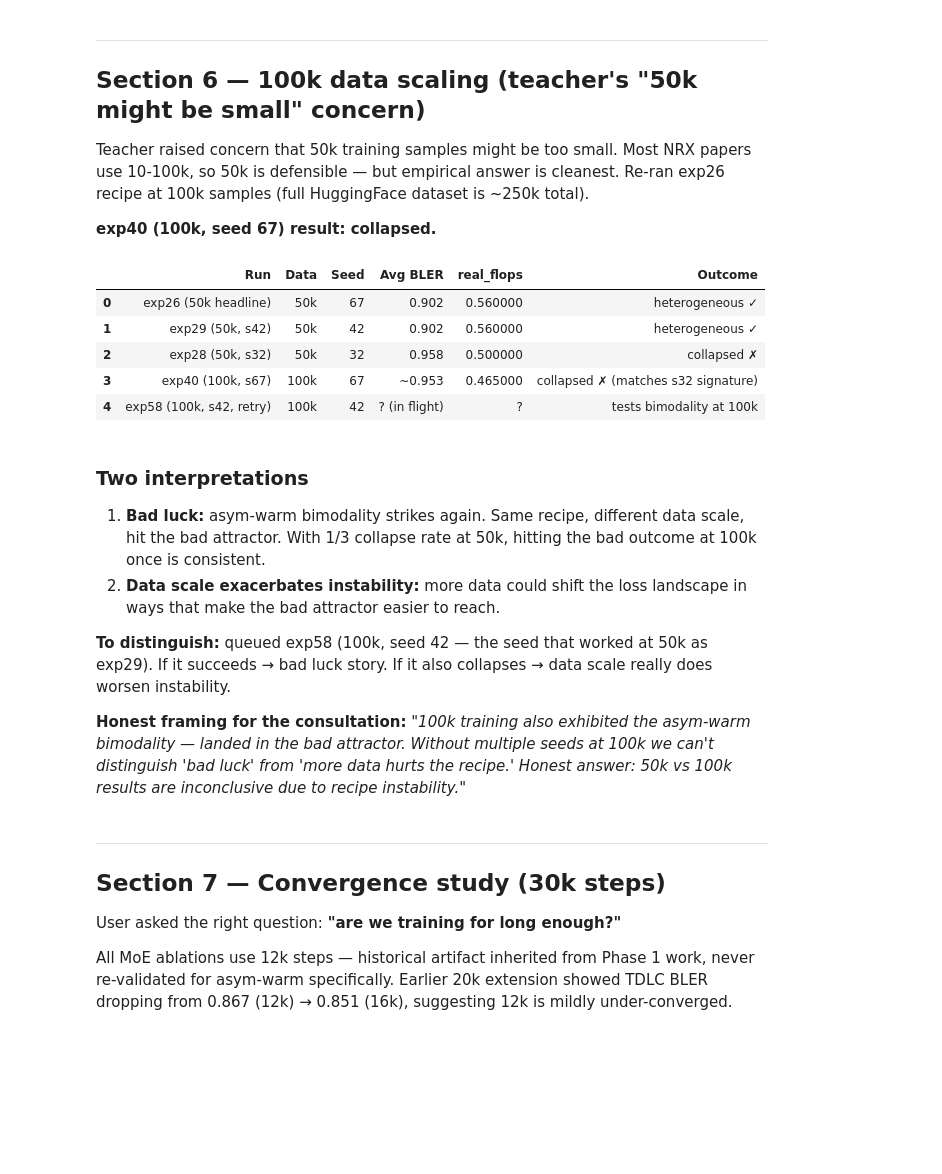
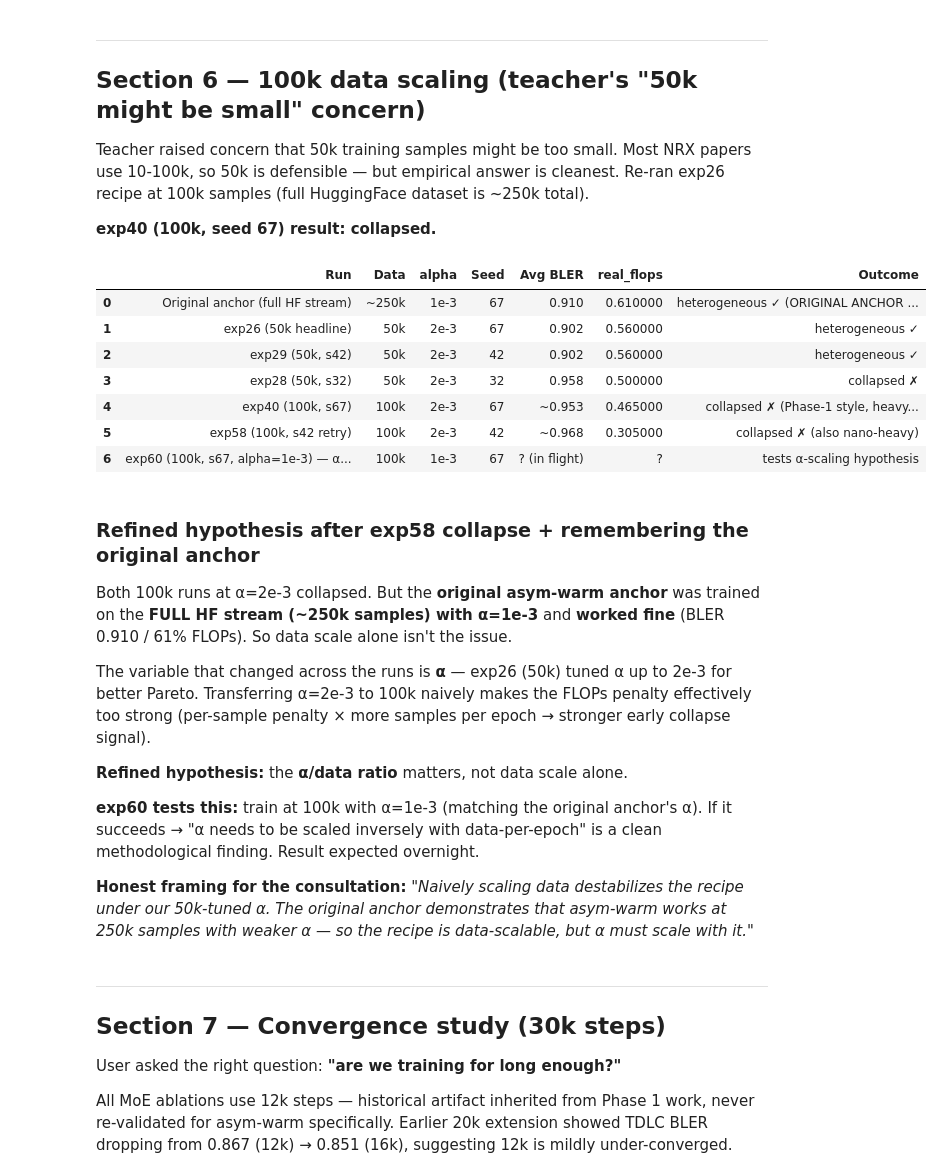
Before and after one commit to TheRamsay/moe-5g-nrx, a Jupyter notebook: docs/sprint_2026-04-30.ipynb, the cells around one changed output. Saved outputs shown, nothing was run; the diff lists cells and outputs as text; code cells hidden in the pictures; blank space fills up the shorter version.

Commit message:
docs: refresh sprint notebook with exp58 collapse, alpha-scaling hypothesis, updated job board

```diff
--- a/docs/sprint_2026-04-30.ipynb
+++ b/docs/sprint_2026-04-30.ipynb
@@ -353,46 +353,56 @@ Teacher raised concern that 50k training samples might be too small. Most NRX pa
 **exp40 (100k, seed 67) result: collapsed.**
 # %%
 scaling = pd.DataFrame({
-    'Run': ['exp26 (50k headline)', 'exp29 (50k, s42)', 'exp28 (50k, s32)',
-            'exp40 (100k, s67)', 'exp58 (100k, s42, retry)'],
-    'Data': ['50k', '50k', '50k', '100k', '100k'],
-    'Seed': [67, 42, 32, 67, 42],
-    'Avg BLER': ['0.902', '0.902', '0.958', '~0.953', '? (in flight)'],
-    'real_flops': [0.56, 0.56, 0.50, 0.465, '?'],
-    'Outcome': ['heterogeneous ✓', 'heterogeneous ✓', 'collapsed ✗',
-                'collapsed ✗ (matches s32 signature)', 'tests bimodality at 100k'],
+    'Run': ['Original anchor (full HF stream)', 'exp26 (50k headline)', 'exp29 (50k, s42)',
+            'exp28 (50k, s32)', 'exp40 (100k, s67)', 'exp58 (100k, s42 retry)',
+            'exp60 (100k, s67, alpha=1e-3) — α-scaling test'],
+    'Data': ['~250k', '50k', '50k', '50k', '100k', '100k', '100k'],
+    'alpha': ['1e-3', '2e-3', '2e-3', '2e-3', '2e-3', '2e-3', '1e-3'],
+    'Seed': [67, 67, 42, 32, 67, 42, 67],
+    'Avg BLER': ['0.910', '0.902', '0.902', '0.958', '~0.953', '~0.968', '? (in flight)'],
+    'real_flops': [0.61, 0.56, 0.56, 0.50, 0.465, 0.305, '?'],
+    'Outcome': ['heterogeneous ✓ (ORIGINAL ANCHOR — α=1e-3 + lots of data WORKED)',
+                'heterogeneous ✓', 'heterogeneous ✓', 'collapsed ✗',
+                'collapsed ✗ (Phase-1 style, heavy nano)',
+                'collapsed ✗ (also nano-heavy)',
+                'tests α-scaling hypothesis'],
 })
 
 def color_outcome(s):
     out = []
     for r in s:
         if 'collapsed' in str(r):
             out.append('background-color: #f8d7da')
         elif 'heterogeneous' in str(r):
             out.append('background-color: #d4edda')
-        elif 'in flight' in str(r) or 'tests' in str(r):
+        elif 'in flight' in str(r) or 'tests' in str(r) or 'in flight' in str(r):
             out.append('background-color: #fff3cd')
         else:
             out.append('')
     return out
 
 scaling.style.apply(color_outcome, subset=['Outcome'])
 # %% [output]
-|  | Run | Data | Seed | Avg BLER | real_flops | Outcome |
-| 0 | exp26 (50k headline) | 50k | 67 | 0.902 | 0.560000 | heterogeneous ✓ |
-| 1 | exp29 (50k, s42) | 50k | 42 | 0.902 | 0.560000 | heterogeneous ✓ |
-| 2 | exp28 (50k, s32) | 50k | 32 | 0.958 | 0.500000 | collapsed ✗ |
-| 3 | exp40 (100k, s67) | 100k | 67 | ~0.953 | 0.465000 | collapsed ✗ (matches s32 signature) |
-| 4 | exp58 (100k, s42, retry) | 100k | 42 | ? (in flight) | ? | tests bimodality at 100k |
+|  | Run | Data | alpha | Seed | Avg BLER | real_flops | Outcome |
+| 0 | Original anchor (full HF stream) | ~250k | 1e-3 | 67 | 0.910 | 0.610000 | heterogeneous ✓ (ORIGINAL ANCHOR ... |
+| 1 | exp26 (50k headline) | 50k | 2e-3 | 67 | 0.902 | 0.560000 | heterogeneous ✓ |
+| 2 | exp29 (50k, s42) | 50k | 2e-3 | 42 | 0.902 | 0.560000 | heterogeneous ✓ |
+| 3 | exp28 (50k, s32) | 50k | 2e-3 | 32 | 0.958 | 0.500000 | collapsed ✗ |
+| 4 | exp40 (100k, s67) | 100k | 2e-3 | 67 | ~0.953 | 0.465000 | collapsed ✗ (Phase-1 style, heavy... |
+| 5 | exp58 (100k, s42 retry) | 100k | 2e-3 | 42 | ~0.968 | 0.305000 | collapsed ✗ (also nano-heavy) |
+| 6 | exp60 (100k, s67, alpha=1e-3) — α... | 100k | 1e-3 | 67 | ? (in flight) | ? | tests α-scaling hypothesis |
 # %% [markdown]
-### Two interpretations
+### Refined hypothesis after exp58 collapse + remembering the original anchor
 
-1. **Bad luck:** asym-warm bimodality strikes again. Same recipe, different data scale, hit the bad attractor. With 1/3 collapse rate at 50k, hitting the bad outcome at 100k once is consistent.
-2. **Data scale exacerbates instability:** more data could shift the loss landscape in ways that make the bad attractor easier to reach.
+Both 100k runs at α=2e-3 collapsed. But the **original asym-warm anchor** was trained on the **FULL HF stream (~250k samples) with α=1e-3** and **worked fine** (BLER 0.910 / 61% FLOPs). So data scale alone isn't the issue.
 
-**To distinguish:** queued exp58 (100k, seed 42 — the seed that worked at 50k as exp29). If it succeeds → bad luck story. If it also collapses → data scale really does worsen instability.
+The variable that changed across the runs is **α** — exp26 (50k) tuned α up to 2e-3 for better Pareto. Transferring α=2e-3 to 100k naively makes the FLOPs penalty effectively too strong (per-sample penalty × more samples per epoch → stronger early collapse signal).
 
-**Honest framing for the consultation:** *"100k training also exhibited the asym-warm bimodality — landed in the bad attractor. Without multiple seeds at 100k we can't distinguish 'bad luck' from 'more data hurts the recipe.' Honest answer: 50k vs 100k results are inconclusive due to recipe instability."*
+**Refined hypothesis:** the **α/data ratio** matters, not data scale alone.
+
+**exp60 tests this:** train at 100k with α=1e-3 (matching the original anchor's α). If it succeeds → "α needs to be scaled inversely with data-per-epoch" is a clean methodological finding. Result expected overnight.
+
+**Honest framing for the consultation:** *"Naively scaling data destabilizes the recipe under our 50k-tuned α. The original anchor demonstrates that asym-warm works at 250k samples with weaker α — so the recipe is data-scalable, but α must scale with it."*
 # %% [markdown]
 ---
 
```
Also changed, not shown: parts of 2 cells of this notebook, 1 other file.
